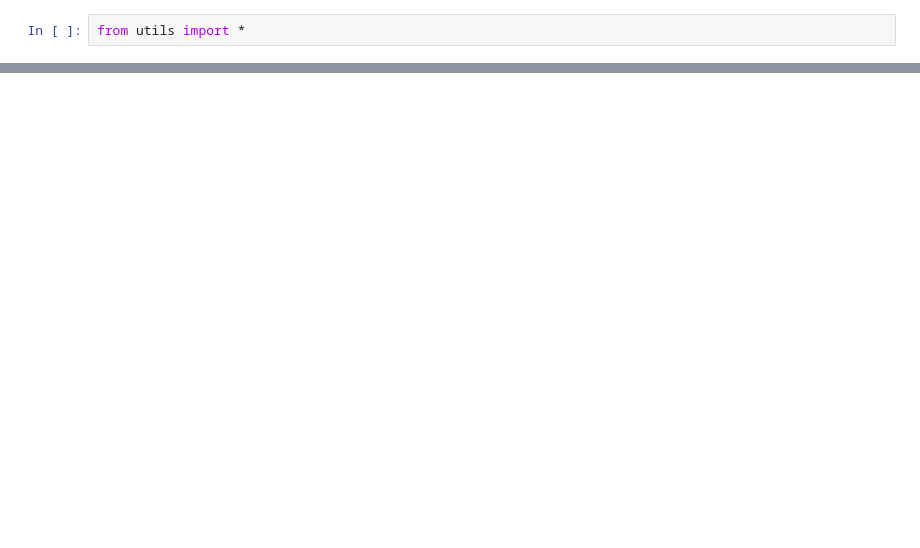
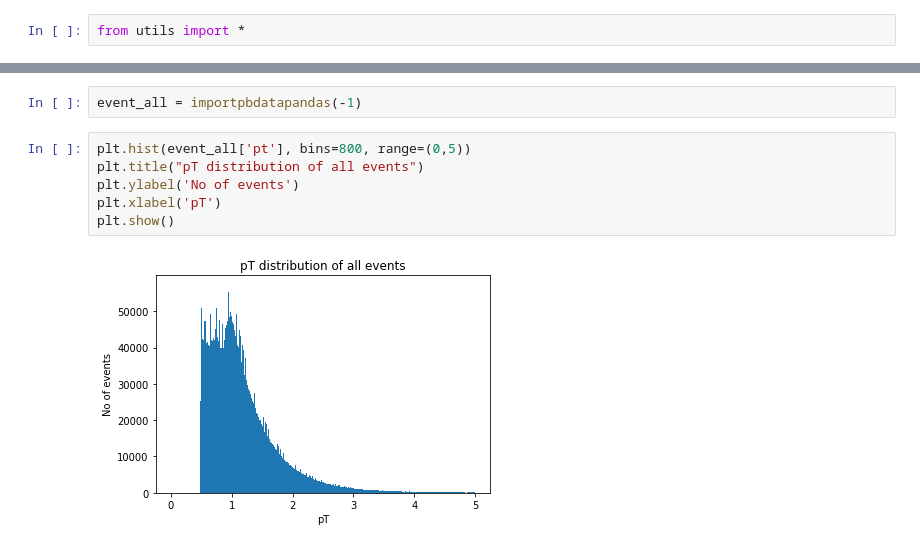
Before and after one commit to HarryWang0619/CIS_May_FinalProject, a Jupyter notebook: ProjectRun.ipynb, the cells around one changed output, grey strips where cells are left out. Saved outputs shown, nothing was run; the diff lists cells and outputs as text; blank space fills up the shorter version.

```diff
--- a/ProjectRun.ipynb
+++ b/ProjectRun.ipynb
@@ -55,0 +38,10 @@ plt.show()
+# %%
+event_all = importpbdatapandas(-1)
+# %%
+plt.hist(event_all['pt'], bins=800, range=(0,5))
+plt.title("pT distribution of all events")
+plt.ylabel('No of events')
+plt.xlabel('pT')
+plt.show()
+# %% [output]
+[figure, added]
```
Also changed, not shown: parts of 13 cells of this notebook, 1 other file.
